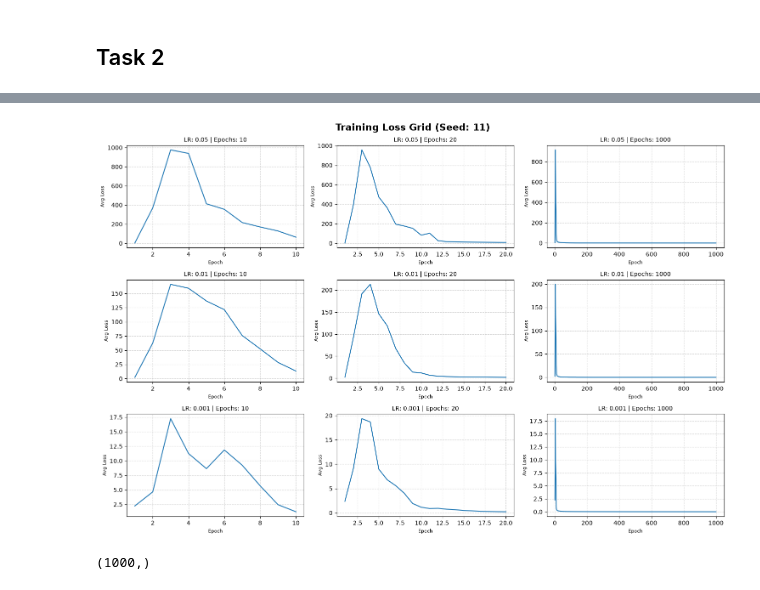
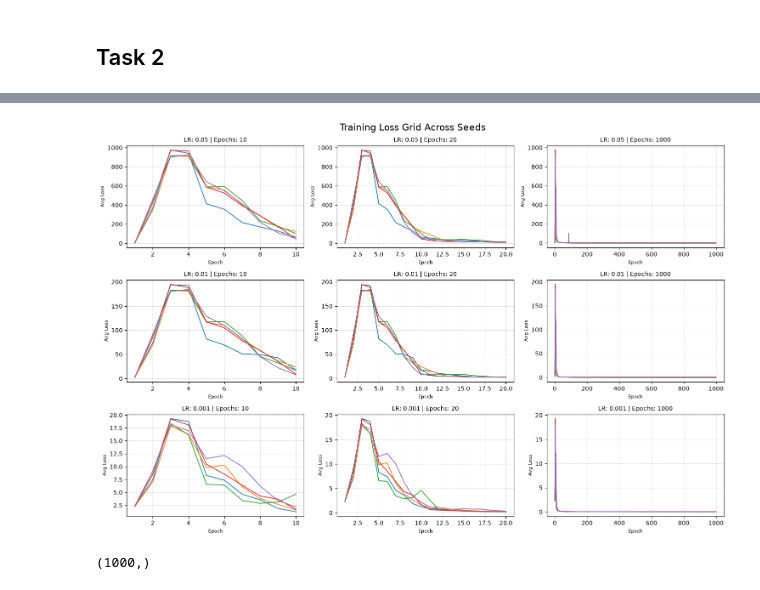
Before and after one commit to HippolyteLC/IDL, a Jupyter notebook: assignment_1/a1.ipynb, the cells around one changed output, grey strips where cells are left out. Cells and saved outputs as stored; diff of their text form; code cells hidden in the pictures.

Commit message:
added multiple seeds in single pltgrid

```diff
--- a/assignment_1/a1.ipynb
+++ b/assignment_1/a1.ipynb
@@ -133,30 +132,26 @@ Shapes: 1707 (1707,)
 # %%
-seeds = [11]
+seeds = [11, 33, 99, 297, 891]
 lrs = [0.05, 0.01,0.001]
 epochs = [10, 20, 1000]
 
 def run_experiment(seeds, lrs, epochs):
     experiment_logs= []
-    for idx, seed in enumerate(seeds):
-        experiment_logs.append({"seed" : seed})
+    figs, axes = plt.subplots(
+        nrows=len(lrs),
+        ncols=len(epochs),
+        figsize=(15,10),
+        sharex=False,
+        sharey=False,
+    )
+    figs.suptitle(
+        f"Training Loss Grid Across Seeds", fontsize=16
+    )
+    for idx_lr, lr in enumerate(lrs):
+        for idx_n_epochs, n_epochs in enumerate(epochs):
+            ax = axes[idx_lr, idx_n_epochs]
 
-        np.random.seed(seed)
-        figs, axes = plt.subplots(
-            nrows=len(lrs),
-            ncols=len(epochs),
-            figsize=(15,10),
-            sharex=False,
-            sharey=False,
-        )
-        figs.suptitle(
-            f"Training Loss Grid (Seed: {seed})", fontsize=16, fontweight="bold"
-        )
-        for idx_lr, lr in enumerate(lrs):
-            for idx_n_epochs, n_epochs in enumerate(epochs):
-                experiment_logs[idx]["lr"] = lr
-                experiment_logs[idx]["n_epochs"] = n_epochs
-
-                ax = axes[idx_lr, idx_n_epochs]
+            for _, seed in enumerate(seeds):
+                np.random.seed(seed)
 
                 X_in = X.T
                 in_dim = X_in.shape[0]
@@ -185,11 +180,16 @@ def run_experiment(seeds, lrs, epochs):
                     dW = prob @ T.T
                     W = W - lr*dW
 
-                experiment_logs[idx]["avg_train_loss"] = L / n_samples
+                predictions = np.argmax(f, axis=0)
+                accuracy = np.sum((predictions == y).astype(int))/y.shape[0]
 
-                predictions = np.argmax(f, axis=0)
-                accuracy = np.sum((predictions == y_test).astype(int))/y_test.shape[0]
-                experiment_logs[idx]["train_accuracy"] = accuracy
+                experiment_log = {
+                    "seed": seed,
+                    "epochs": n_epochs,
+                    "lr": lr,
+                    "avg_train_loss": L / n_samples,
+                    "train_accuracy": accuracy
+                }
 
                 T = np.vstack((np.ones((1, y_test.shape[0])), X_test.T))
                 predictions = np.argmax(W @ T, axis=0)
@@ -201,25 +201,29 @@ def run_experiment(seeds, lrs, epochs):
                 target_logits = f[y_test, np.arange(f.shape[1])]
                 L = -np.sum(target_logits - log_sum_exp) #mutliclass cross entropy loss computation
                 accuracy = np.sum((predictions == y_test).astype(int))/y_test.shape[0]
-                print(f"(Test) | Avg loss: {L / n_samples:.6f}| Accuracy: {accuracy:.6f}")
+                print(f"(Test) | Avg loss: {L / y_test.shape[0]:.6f}| Accuracy: {accuracy:.6f}")
 
-                experiment_logs[idx]["test_loss"] = L / n_samples
-                experiment_logs[idx]["test_accuracy"] = accuracy
+                experiment_log["test_loss"] = L / L / y_test.shape[0]
+                experiment_log["test_accuracy"] = accuracy
+                experiment_logs.append(experiment_log)
 
                 avg_losses = [l / n_samples for l in loss]
-                ax.plot(range(1, n_epochs + 1), avg_losses, linewidth=1.5)
-                ax.set_title(f"LR: {lr} | Epochs: {n_epochs}", fontsize=10)
-                ax.set_xlabel("Epoch", fontsize=8)
-                ax.set_ylabel("Avg Loss", fontsize=8)
-                ax.grid(True, linestyle="--", alpha=0.5)
+                ax.plot(range(1, n_epochs + 1), avg_losses, linewidth=1.3, label=f"Seed: {seed}")
+            ax.set_title(f"LR: {lr} | Epochs: {n_epochs}", fontsize=10)
+            ax.set_xlabel("Epoch", fontsize=8)
+            ax.set_ylabel("Avg Loss", fontsize=8)
+            ax.grid(True, linestyle="--", alpha=0.5)
 
-                # plt.plot(range(1, n_epochs + 1), avg_losses, label=f"LR: {lr}", linewidth=2)
+    plt.tight_layout()
+    plt.savefig(f"grid_loss_combined_seeds.png")
+    plt.show()
 
-                # title = f"Training Loss (Epochs: {n_epochs} | LR: {lr} | Seed: {seed})"
+    filename = f"experiment_a1.csv"
 
-        plt.tight_layout()
-        plt.savefig(f"grid_loss_seed_{seed}.png")
-        plt.show()
+    df = pd.DataFrame(experiment_logs)
+    df.to_csv(filename, index=False)
+
+
 run_experiment(seeds, lrs, epochs)
 # %% [output]
 Epoch 1 | Avg loss: 2.268531
@@ -242,4 +246,4 @@ Epoch 1000 | Avg loss: 0.005457
-[figure, old version]
+[figure, new version]
 # %%
 y_test.shape
 # %% [output]
```
Also changed, not shown: parts of 3 cells of this notebook, 7 other files.
